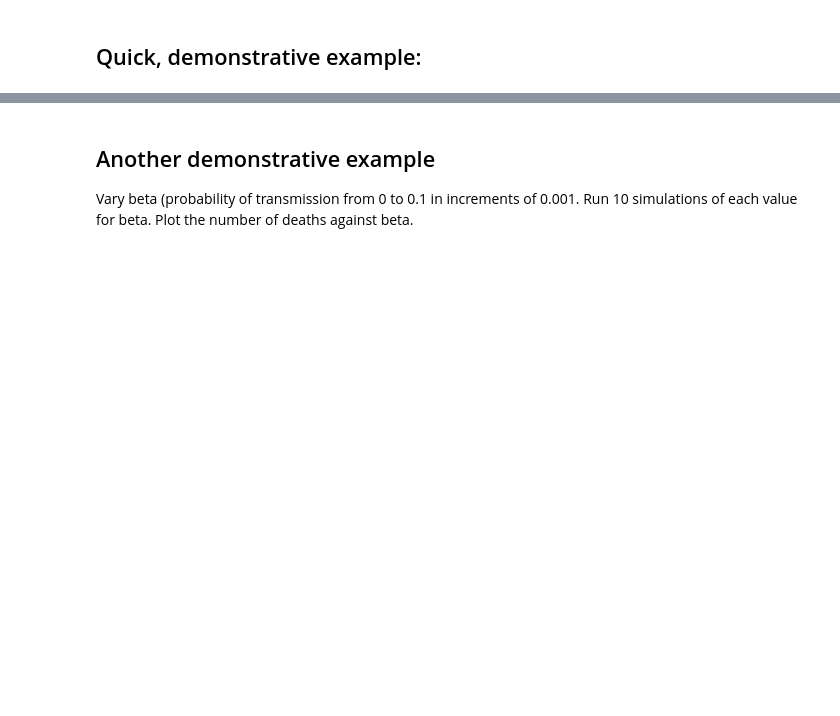
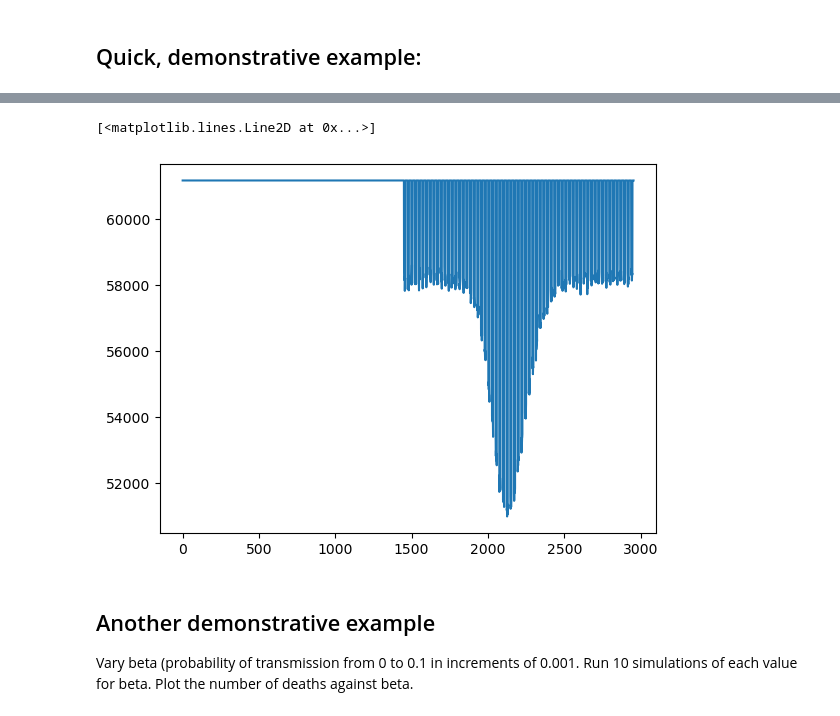
Before and after one commit to eroubenoff/BICS_ABM, a Jupyter notebook: Analysis.ipynb, the cells around one changed output, grey strips where cells are left out. Cells and saved outputs as stored; diff of their text form; code cells hidden in the pictures; blank space fills up the shorter version.

```diff
--- a/Analysis.ipynb
+++ b/Analysis.ipynb
@@ -58,5 +60,5 @@ Day  127 Hour 23 | S: 12185 | E:     0 | Ic:     0 | Isc:     0 | R: 24317 | D:
 # %%
-temp = BICS_ABM(N_HH = 10000, ISOLATION_MULTIPLIER = 0, INDEX_CASES = 6, BETA = 0.01,
-         GAMMA_MIN = 48, GAMMA_MAX = 48, SIGMA_MIN = 96, SIGMA_MAX = 96, RHO = 1, ALPHA = 0)
-temp.plot_trajectory()
-plt.plot(temp.n_edges)
+plt.plot(result.n_edges)
+# %% [output]
+[<matplotlib.lines.Line2D at 0x...>]
+[figure, added]
```
Also changed, not shown: parts of 28 cells of this notebook, 1 other file.
